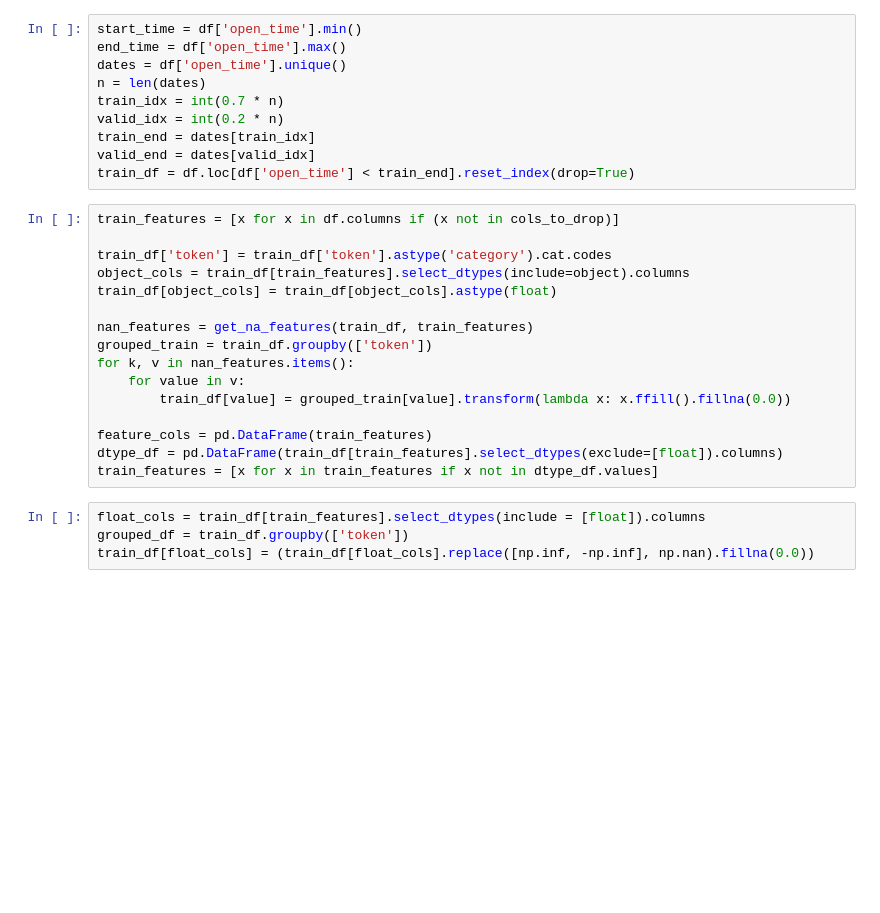
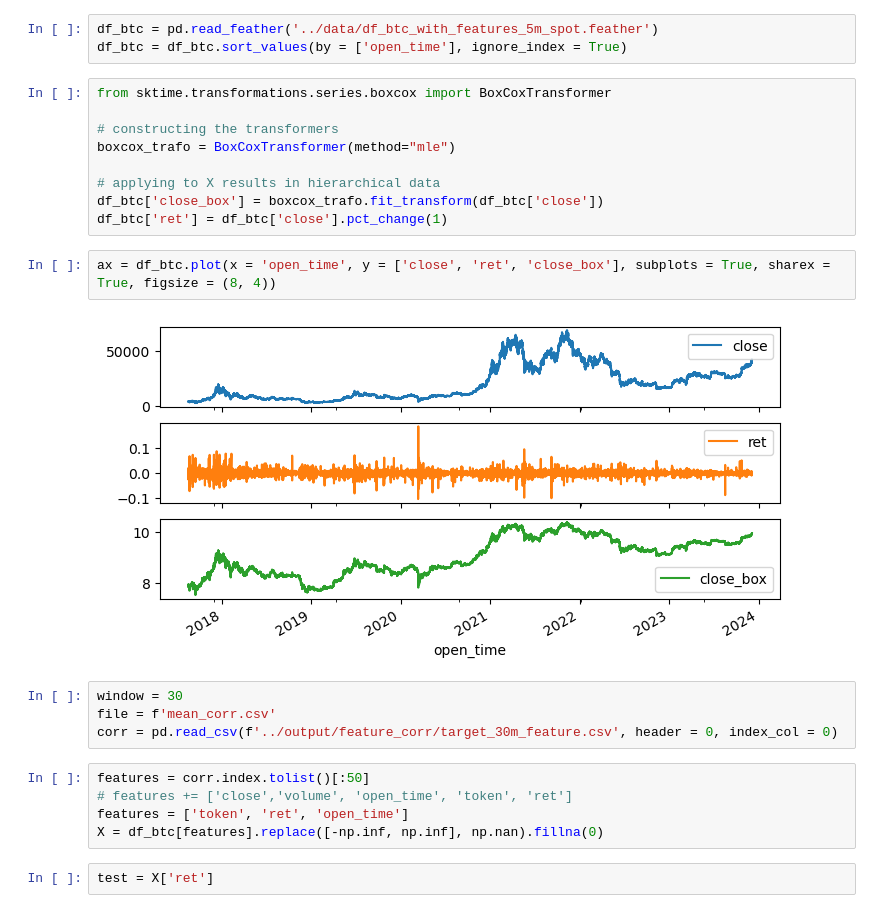
Before and after one commit to zhoujs93/CryptoFutures, a Jupyter notebook: code/feature_selection.ipynb, the cells around one changed output. Saved outputs shown, nothing was run; the diff lists cells and outputs as text; blank space fills up the shorter version.

```diff
--- a/code/feature_selection.ipynb
+++ b/code/feature_selection.ipynb
@@ -44,30 +7,27 @@ cols_to_drop = ['open_time', 'close_time', 'ignore',
-# %%
-start_time = df['open_time'].min()
-end_time = df['open_time'].max()
-dates = df['open_time'].unique()
-n = len(dates)
-train_idx = int(0.7 * n)
-valid_idx = int(0.2 * n)
-train_end = dates[train_idx]
-valid_end = dates[valid_idx]
-train_df = df.loc[df['open_time'] < train_end].reset_index(drop=True)
-# %%
-train_features = [x for x in df.columns if (x not in cols_to_drop)]
-
-train_df['token'] = train_df['token'].astype('category').cat.codes
-object_cols = train_df[train_features].select_dtypes(include=object).columns
-train_df[object_cols] = train_df[object_cols].astype(float)
-
-nan_features = get_na_features(train_df, train_features)
-grouped_train = train_df.groupby(['token'])
-for k, v in nan_features.items():
-    for value in v:
-        train_df[value] = grouped_train[value].transform(lambda x: x.ffill().fillna(0.0))
-
-feature_cols = pd.DataFrame(train_features)
-dtype_df = pd.DataFrame(train_df[train_features].select_dtypes(exclude=[float]).columns)
-train_features = [x for x in train_features if x not in dtype_df.values]
-# %%
-float_cols = train_df[train_features].select_dtypes(include = [float]).columns
-grouped_df = train_df.groupby(['token'])
-train_df[float_cols] = (train_df[float_cols].replace([np.inf, -np.inf], np.nan).fillna(0.0))
+# %%
+df_btc = pd.read_feather('../data/df_btc_with_features_5m_spot.feather')
+df_btc = df_btc.sort_values(by = ['open_time'], ignore_index = True)
+# %%
+from sktime.transformations.series.boxcox import BoxCoxTransformer
+
+# constructing the transformers
+boxcox_trafo = BoxCoxTransformer(method="mle")
+
+# applying to X results in hierarchical data
+df_btc['close_box'] = boxcox_trafo.fit_transform(df_btc['close'])
+df_btc['ret'] = df_btc['close'].pct_change(1)
+# %%
+ax = df_btc.plot(x = 'open_time', y = ['close', 'ret', 'close_box'], subplots = True, sharex = True, figsize = (8, 4))
+# %% [output]
+[figure, added]
+# %%
+window = 30
+file = f'mean_corr.csv'
+corr = pd.read_csv(f'../output/feature_corr/target_30m_feature.csv', header = 0, index_col = 0)
+# %%
+features = corr.index.tolist()[:50]
+# features += ['close','volume', 'open_time', 'token', 'ret']
+features = ['token', 'ret', 'open_time']
+X = df_btc[features].replace([-np.inf, np.inf], np.nan).fillna(0)
+# %%
+test = X['ret']
```
Also changed, not shown: parts of 4 cells of this notebook, 31 other files.
